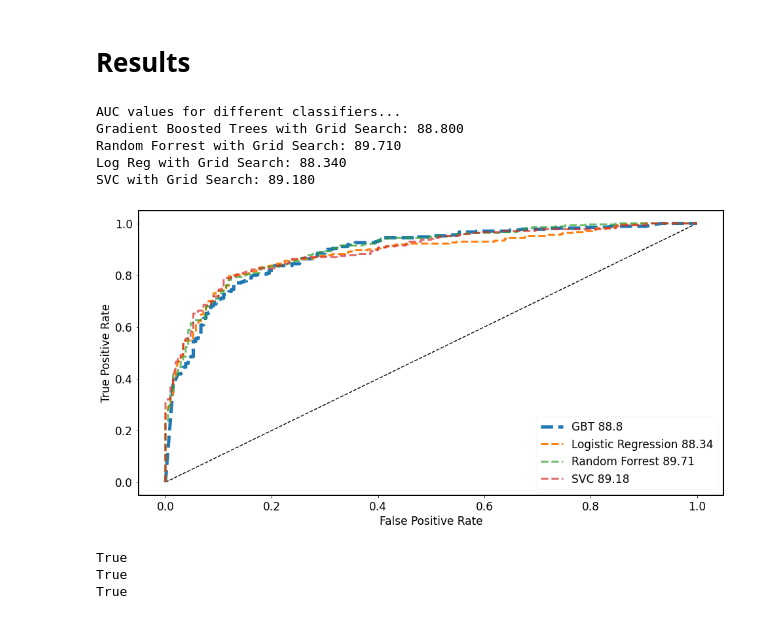
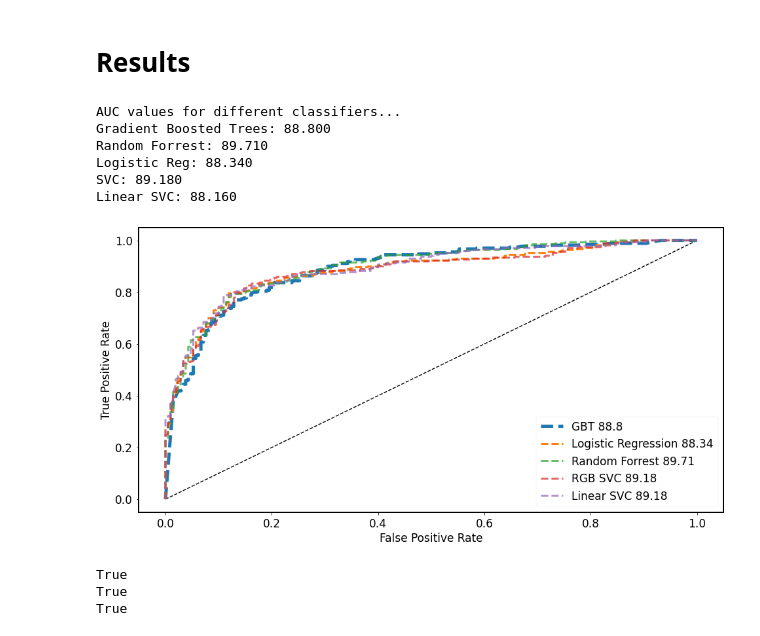
Before and after one commit to greermp/hilton_challenge, a Jupyter notebook: Working.ipynb, the cells around one changed output. Drawn from its saved outputs; the diff is of its cells as text; code cells hidden in the pictures.

```diff
--- a/Working.ipynb
+++ b/Working.ipynb
@@ -817,11 +817,11 @@ from sklearn.calibration import CalibratedClassifierCV
 # # # Calculate FPR and TPR for use in ROC Curve Variance later on
 # falsePositiveRateSVC, truePositiveRateSVC, _ = roc_curve(testLabels, [item[1] for item in predictionProbabilities])
 # %%
-train = False
+train = True
 if train:
     param_grid = {'C': [0.5, .1, 1, 5, 10],
                 'gamma': [1, 0.1, 0.01, 0.001, 10],
-                'kernel': ['rbf', 'linear' ]}
+                'kernel': ['linear' ]}
 
     grid = GridSearchCV(SVC(), param_grid, refit = True, verbose=5, n_jobs=8)
 
@@ -848,0 +868,15 @@ SVC(C=0.1, degree=4, gamma=0.1, kernel='poly', probability=True)
+# %%
+myLinearSVC = SVC(C=0.1, gamma=1, kernel='linear', probability=True)
+
+myLinearSVC.fit(xDat, yDat)
+
+predictions = myLinearSVC.predict(testData)
+print(classification_report(testLabels, predictions))
+predictionProbabilities = myLinearSVC.predict_proba(testData)
+
+# # Calculate metrics on test set and display them
+linearSvcAUC = calculateMetricsAndPrint(predictions, predictionProbabilities, testLabels)
+
+# # Calculate FPR and TPR for use in ROC Curve Variance later on
+falsePositiveRateSVC, truePositiveRateSVC, _ = roc_curve(testLabels, [item[1] for item in predictionProbabilities])
+# columns=list(dataGB.columns)
@@ -856,7 +907,7 @@ predictionProbabilities = mySVC.predict_proba(testData)
 svcAUC = calculateMetricsAndPrint(predictions, predictionProbabilities, testLabels)
 
 # # Calculate FPR and TPR for use in ROC Curve Variance later on
-falsePositiveRateSVC, truePositiveRateSVC, _ = roc_curve(testLabels, [item[1] for item in predictionProbabilities])
+falsePositiveRateLinearSVC, truePositiveRateLinearSVC, _ = roc_curve(testLabels, [item[1] for item in predictionProbabilities])
 # %% [output]
               precision    recall  f1-score   support
 
@@ -878,33 +929,35 @@ AUC Score: 69.55
 # Results
 # %%
 print("AUC values for different classifiers...")
-print("Gradient Boosted Trees with Grid Search: %.3f\nRandom Forrest with Grid Search: %.3f\nLog Reg with Grid Search: %.3f\nSVC with Grid Search: %.3f" % (gbtGridAUC,rfAUC,lrAUC,svcAUC))
+print("Gradient Boosted Trees: %.3f\nRandom Forrest: %.3f\nLogistic Reg: %.3f\nSVC: %.3f\nLinear SVC: %.3f" % (gbtGridAUC,rfAUC,lrAUC,svcAUC,linearSvcAUC))
 # %% [output]
 AUC values for different classifiers...
-Gradient Boosted Trees with Grid Search: 88.800
-Random Forrest with Grid Search: 89.710
-Log Reg with Grid Search: 88.340
-SVC with Grid Search: 89.180
+Gradient Boosted Trees: 88.800
+Random Forrest: 89.710
+Logistic Reg: 88.340
+SVC: 89.180
+Linear SVC: 88.160
 # %%
 plt.rcParams['figure.figsize'] = [16, 8]
 FONT_SIZE = 17
 
 # plt.plot(falsePositiveRateDt, truePositiveRateDt, linewidth = 3, label = "DecisionTree(DT)")
 # plt.plot(falsePositiveRateDtWithGridSearch, truePositiveRateDtWithGridSearch, linewidth = 3, label = "DTWithGridSearch")
 # plt.plot(falsePositiveRateGb, truePositiveRateGb, linewidth = 3, label = "GradientBoostedTrees(GBT)")
 plt.plot([0,1],[0,1], 'k--')
 plt.plot(falsePositiveRateGbWithGridSearch, truePositiveRateGbWithGridSearch, linewidth = 5, label = "GBT " + str(gbtGridAUC), linestyle='--')
 plt.plot(falsePositiveRateLR, truePositiveRateLR, linewidth = 3, label = "Logistic Regression " + str(lrAUC), linestyle='--')
 plt.plot(falsePositiveRateRF, truePositiveRateRF, linewidth = 3, label = "Random Forrest " + str(rfAUC), alpha=.7, linestyle='--')
-plt.plot(falsePositiveRateSVC, truePositiveRateSVC, linewidth = 3, label = "SVC " + str(svcAUC), alpha=.7, linestyle='--')
+plt.plot(falsePositiveRateSVC, truePositiveRateSVC, linewidth = 3, label = "RGB SVC " + str(svcAUC), alpha=.7, linestyle='--')
+plt.plot(falsePositiveRateLinearSVC, truePositiveRateLinearSVC, linewidth = 3, label = "Linear SVC " + str(svcAUC), alpha=.7, linestyle='--')
 plt.legend(fontsize=FONT_SIZE)
 plt.xticks(fontsize=FONT_SIZE)
 plt.yticks(fontsize=FONT_SIZE)
 plt.xlabel("False Positive Rate", fontsize=FONT_SIZE)
 plt.ylabel("True Positive Rate", fontsize=FONT_SIZE)
 plt.show()
 # %% [output]
-[figure, old version]
+[figure, new version]
 # %%
 # return the indicies from the original dataframe that we used as features in our model
 def findIndiciesOfFeatures(features, original):
```
Also changed, not shown: parts of 6 cells of this notebook.
